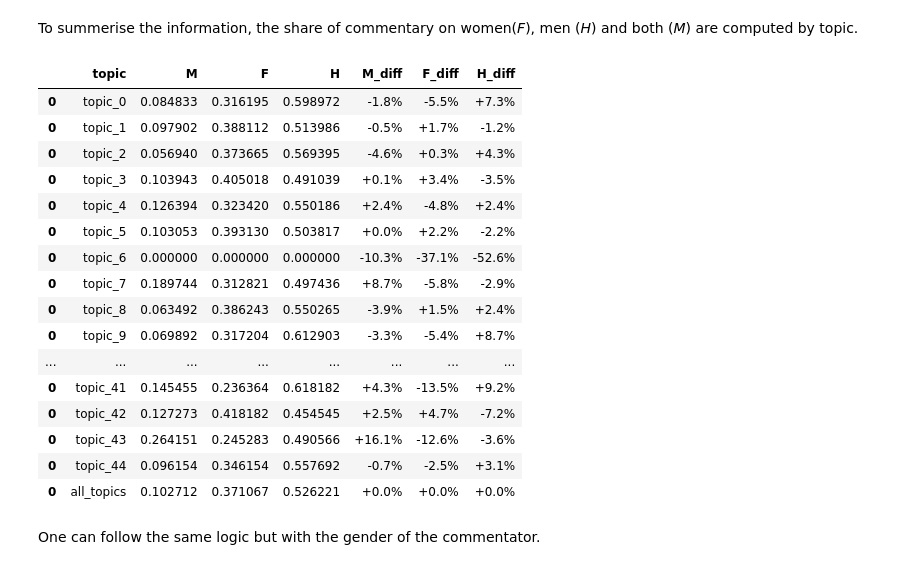
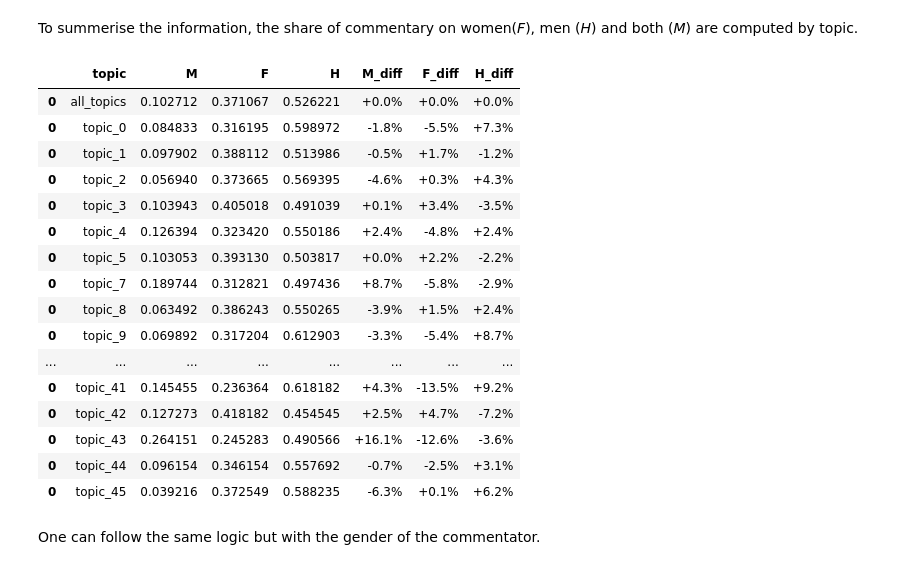
Before and after one commit to lucas-cumunel/PESSD-GBOGC, a Jupyter notebook: topic_modeling.ipynb, the cells around one changed output. Drawn from its saved outputs; the diff is of its cells as text; code cells hidden in the pictures.

```diff
--- a/topic_modeling.ipynb
+++ b/topic_modeling.ipynb
@@ -259,44 +259,47 @@ To summerise the information, the share of commentary on women(*F*), men (*H*) a
 # Only classified docs
 clf = df[df["topic"]!=-1]
 adf = pd.DataFrame()
-for i in range(len(clf["topic"].unique())) :
+for i in clf["topic"].unique() :
     tmp = df[df["topic"]==i]
     tmp = tmp["g_ath"].value_counts(normalize=True)
     tmp = pd.DataFrame([{
     "topic": f"topic_{i}",
     "M": tmp.get("M", 0),
     "F": tmp.get("F", 0),
     "H": tmp.get("H", 0)
 }])
     adf = pd.concat([adf,tmp])
 
 # All topics
 tmp = clf["g_ath"].value_counts(normalize=True)
 tmp = pd.DataFrame([{
     "topic": "all_topics",
     "M": tmp.get("M", 0),
     "F": tmp.get("F", 0),
     "H": tmp.get("H", 0)
 }])
 adf = pd.concat([adf,tmp])
 
 for col in ["M", "F", "H"]:
     ref = tmp[col]
     adf[f"{col}_diff"] = adf[col] - ref
     adf[f"{col}_diff"] = adf[f"{col}_diff"].apply(
         lambda x: f"{x*100:+.1f}%" if pd.notna(x) else ""
     )
 
-adf
+adf.sort_values(
+    by='topic',
+    key=lambda s: s.str.extract(r'(\d+)')[0].astype(float).fillna(-1)
+)
 # %% [output]
 |  | topic | M | F | H | M_diff | F_diff | H_diff |
+| 0 | all_topics | 0.102712 | 0.371067 | 0.526221 | +0.0% | +0.0% | +0.0% |
 | 0 | topic_0 | 0.084833 | 0.316195 | 0.598972 | -1.8% | -5.5% | +7.3% |
 | 0 | topic_1 | 0.097902 | 0.388112 | 0.513986 | -0.5% | +1.7% | -1.2% |
 | 0 | topic_2 | 0.056940 | 0.373665 | 0.569395 | -4.6% | +0.3% | +4.3% |
 | 0 | topic_3 | 0.103943 | 0.405018 | 0.491039 | +0.1% | +3.4% | -3.5% |
 | 0 | topic_4 | 0.126394 | 0.323420 | 0.550186 | +2.4% | -4.8% | +2.4% |
 | 0 | topic_5 | 0.103053 | 0.393130 | 0.503817 | +0.0% | +2.2% | -2.2% |
-| 0 | topic_6 | 0.000000 | 0.000000 | 0.000000 | -10.3% | -37.1% | -52.6% |
 | 0 | topic_7 | 0.189744 | 0.312821 | 0.497436 | +8.7% | -5.8% | -2.9% |
 | 0 | topic_8 | 0.063492 | 0.386243 | 0.550265 | -3.9% | +1.5% | +2.4% |
 | 0 | topic_9 | 0.069892 | 0.317204 | 0.612903 | -3.3% | -5.4% | +8.7% |
@@ -305,7 +308,7 @@ adf
 | 0 | topic_42 | 0.127273 | 0.418182 | 0.454545 | +2.5% | +4.7% | -7.2% |
 | 0 | topic_43 | 0.264151 | 0.245283 | 0.490566 | +16.1% | -12.6% | -3.6% |
 | 0 | topic_44 | 0.096154 | 0.346154 | 0.557692 | -0.7% | -2.5% | +3.1% |
-| 0 | all_topics | 0.102712 | 0.371067 | 0.526221 | +0.0% | +0.0% | +0.0% |
+| 0 | topic_45 | 0.039216 | 0.372549 | 0.588235 | -6.3% | +0.1% | +6.2% |
 # %% [markdown]
 One can follow the same logic but with the gender of the commentator.
 # %%
```
Also changed, not shown: parts of 2 cells of this notebook.
